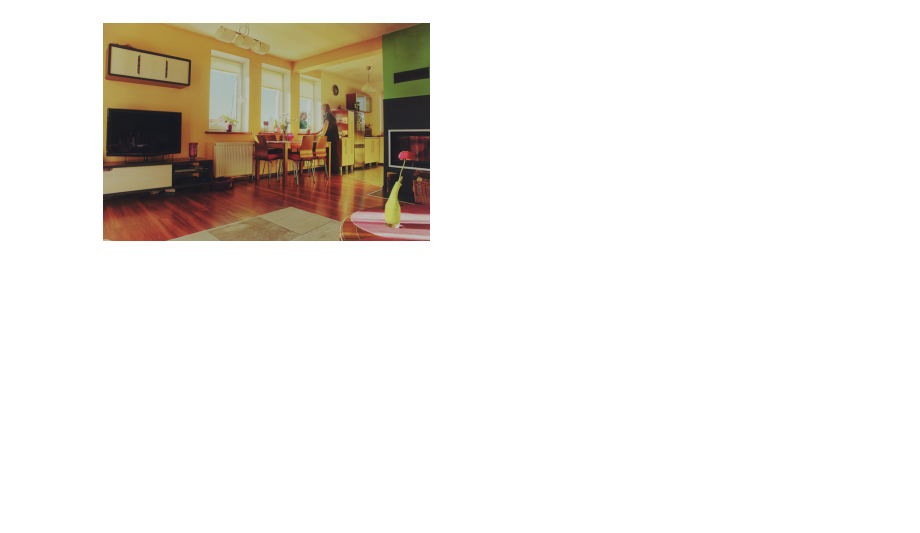
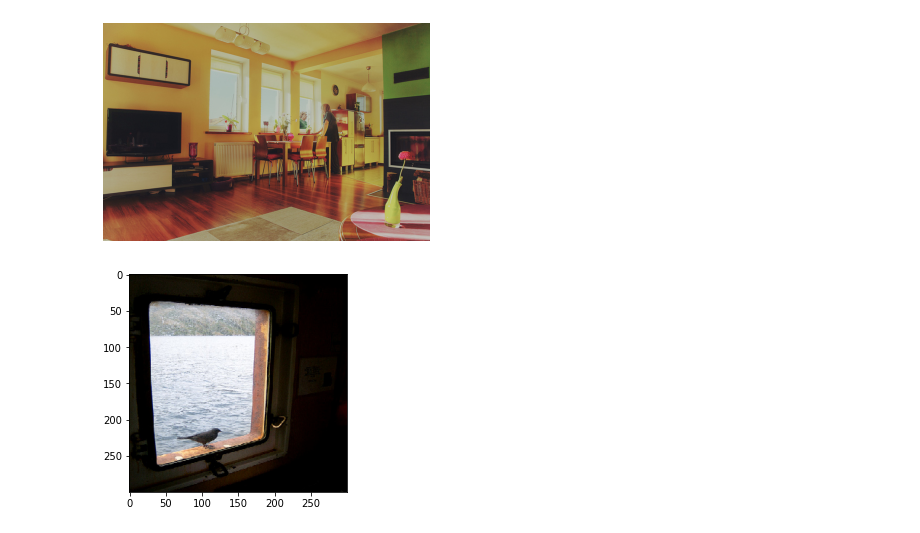
Before and after one commit to AlirezaAbedinii/ImageCaptioning, a Jupyter notebook: Image_Captioning.ipynb, the cells around one changed output. Drawn from its saved outputs; the diff is of its cells as text; code cells hidden in the pictures; blank space fills up the shorter version.

```diff
--- a/Image_Captioning.ipynb
+++ b/Image_Captioning.ipynb
@@ -38,6 +41,10 @@ global_images_ids = []
 global_data = []
 global_test_data = []
 global_train_data = []
+train_pics = []
+test_pics = []
+dataset = pd.DataFrame(columns = ['id', 'is_training' 'r', 'g', 'b',
+                                  'captions', 'url'])
 # %%
 annFile = '{}/annotations/captions_{}.json'.format(dataDir,dataType)
 coco_caps=COCO(annFile)
@@ -269,3 +326,10 @@ A woman standing in a kitchen by a window
 A person standing at a table in a room.
 A living area with a television and a table
 [figure]
+# %%
+# processed_train_data = preprocess_image_input(np.array(train_pics))
+# processed_train_data[0]
+plt.imshow(test_pics[200])
+plt.show()
+# %% [output]
+[figure, added]
```
Also changed, not shown: parts of 18 cells of this notebook.
